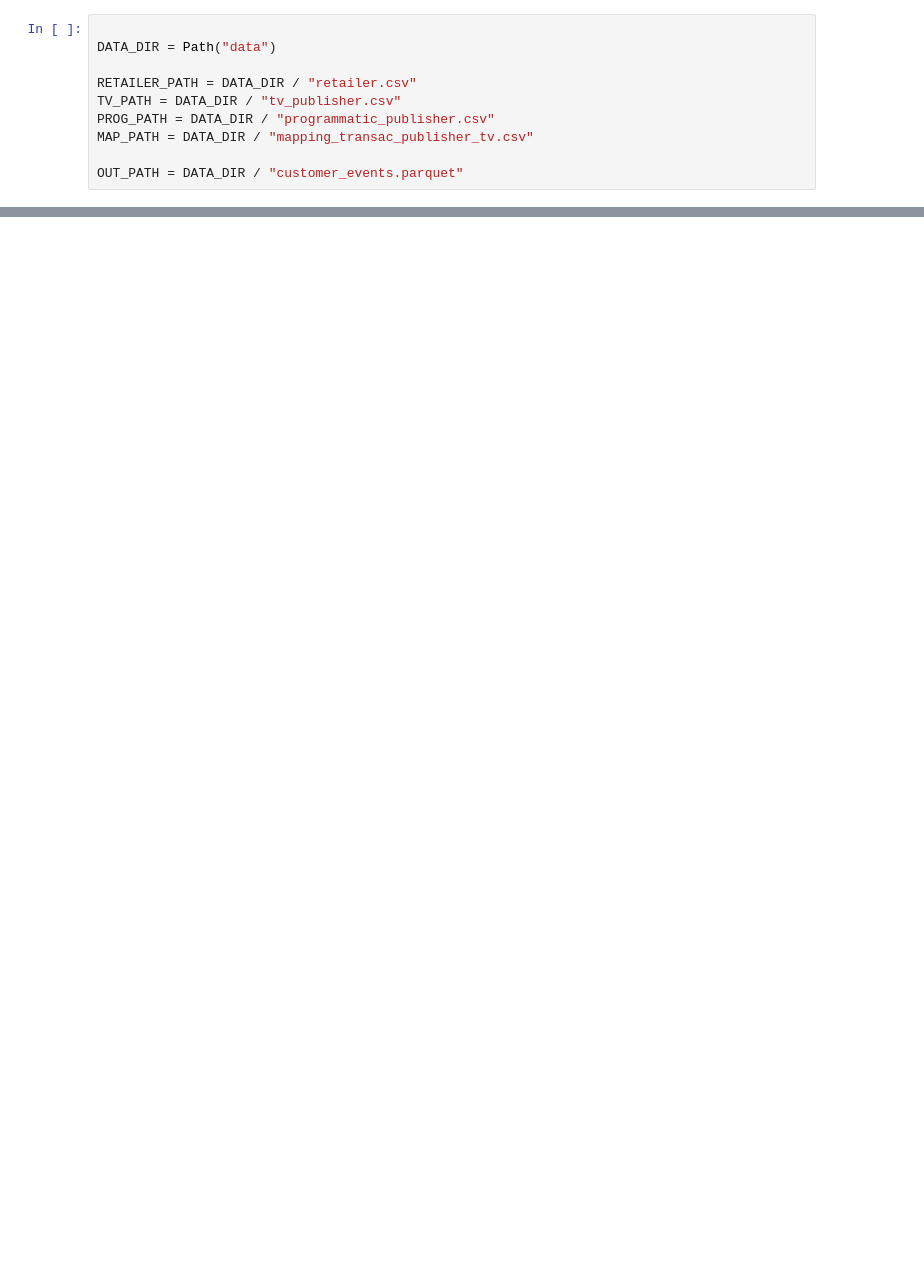
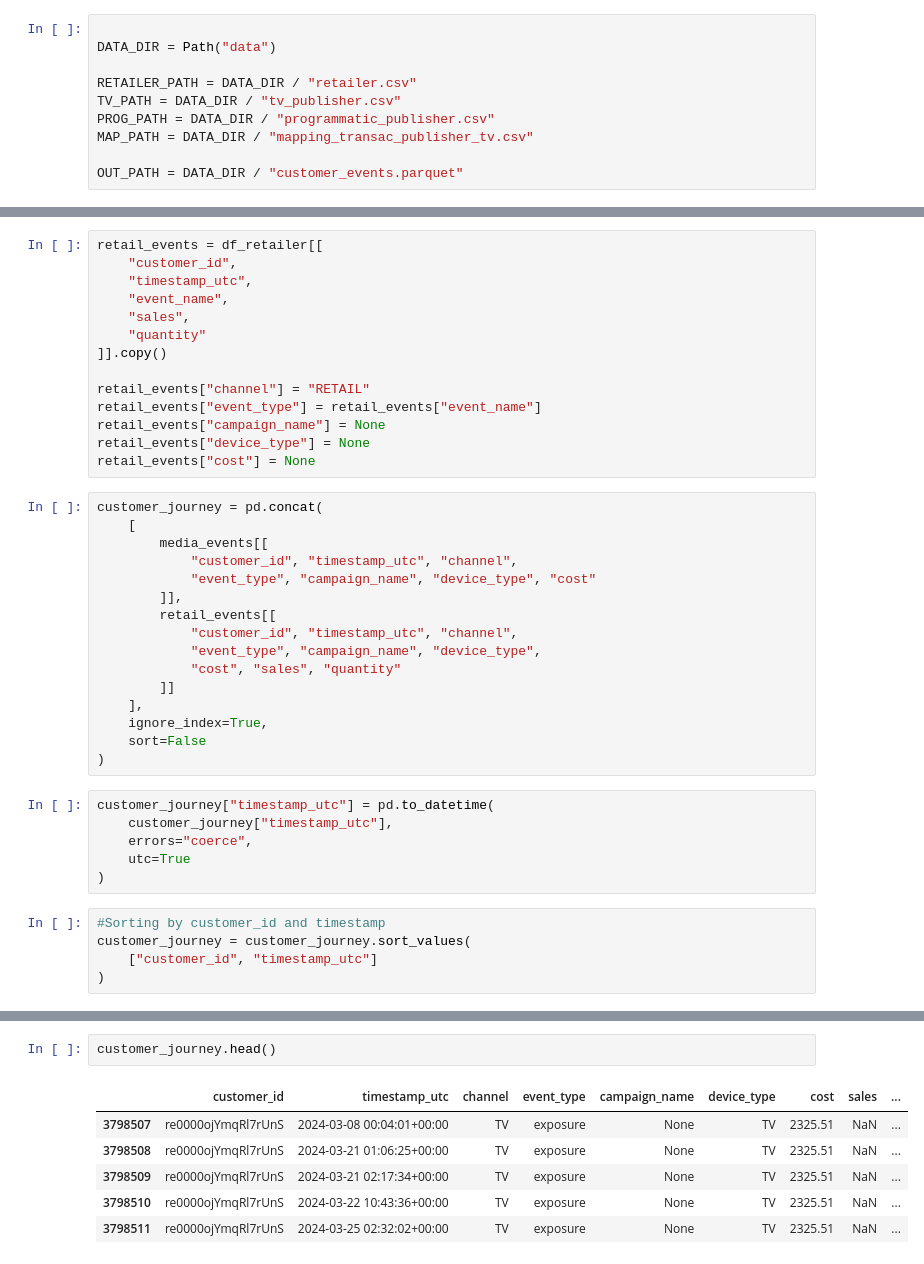
Before and after one commit to DomNoutsGit/Business_Data_Case, a Jupyter notebook: build_customer_events.ipynb, the cells around one changed output, grey strips where cells are left out. Drawn from its saved outputs; the diff is of its cells as text; blank space fills up the shorter version.

Commit message:
final Journey DataFrame

```diff
--- a/build_customer_events.ipynb
+++ b/build_customer_events.ipynb
@@ -170,0 +371,41 @@ print("tv join rows:", tv_join_rows.item())
+# %%
+retail_events = df_retailer[[
+    "customer_id",
+    "timestamp_utc",
+    "event_name",
+    "sales",
+    "quantity"
+]].copy()
+
+retail_events["channel"] = "RETAIL"
+retail_events["event_type"] = retail_events["event_name"]
+retail_events["campaign_name"] = None
+retail_events["device_type"] = None
+retail_events["cost"] = None
+# %%
+customer_journey = pd.concat(
+    [
+        media_events[[
+            "customer_id", "timestamp_utc", "channel",
+            "event_type", "campaign_name", "device_type", "cost"
+        ]],
+        retail_events[[
+            "customer_id", "timestamp_utc", "channel",
+            "event_type", "campaign_name", "device_type",
+            "cost", "sales", "quantity"
+        ]]
+    ],
+    ignore_index=True,
+    sort=False
+)
+# %%
+customer_journey["timestamp_utc"] = pd.to_datetime(
+    customer_journey["timestamp_utc"],
+    errors="coerce",
+    utc=True
+)
+# %%
+#Sorting by customer_id and timestamp
+customer_journey = customer_journey.sort_values(
+    ["customer_id", "timestamp_utc"]
+)
@@ -170,0 +437,9 @@ print("tv join rows:", tv_join_rows.item())
+# %%
+customer_journey.head()
+# %% [output]
+|  | customer_id | timestamp_utc | channel | event_type | campaign_name | device_type | cost | sales | ... |
+| 3798507 | re0000ojYmqRl7rUnS | 2024-03-08 00:04:01+00:00 | TV | exposure | None | TV | 2325.51 | NaN | ... |
+| 3798508 | re0000ojYmqRl7rUnS | 2024-03-21 01:06:25+00:00 | TV | exposure | None | TV | 2325.51 | NaN | ... |
+| 3798509 | re0000ojYmqRl7rUnS | 2024-03-21 02:17:34+00:00 | TV | exposure | None | TV | 2325.51 | NaN | ... |
+| 3798510 | re0000ojYmqRl7rUnS | 2024-03-22 10:43:36+00:00 | TV | exposure | None | TV | 2325.51 | NaN | ... |
+| 3798511 | re0000ojYmqRl7rUnS | 2024-03-25 02:32:02+00:00 | TV | exposure | None | TV | 2325.51 | NaN | ... |
```
Also changed, not shown: parts of 55 cells of this notebook.
